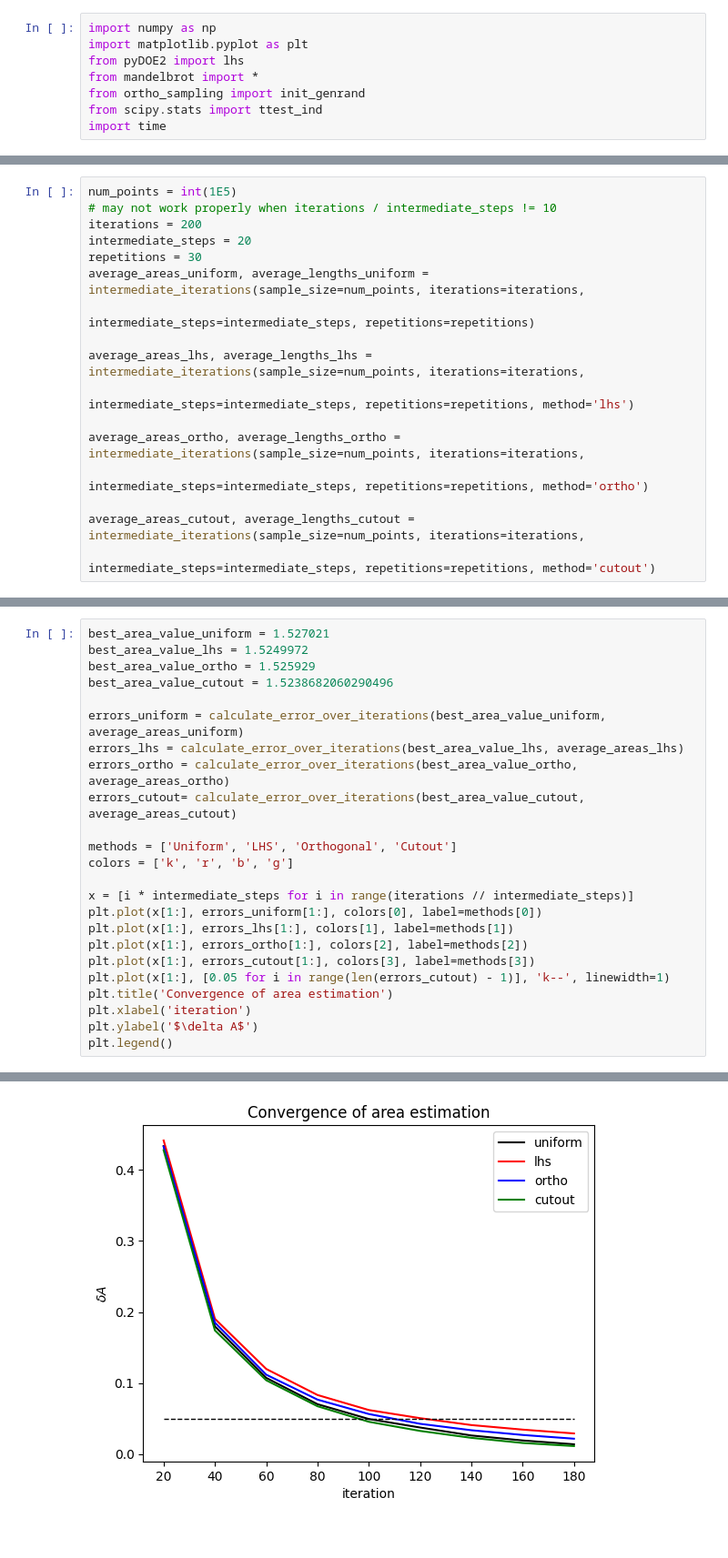
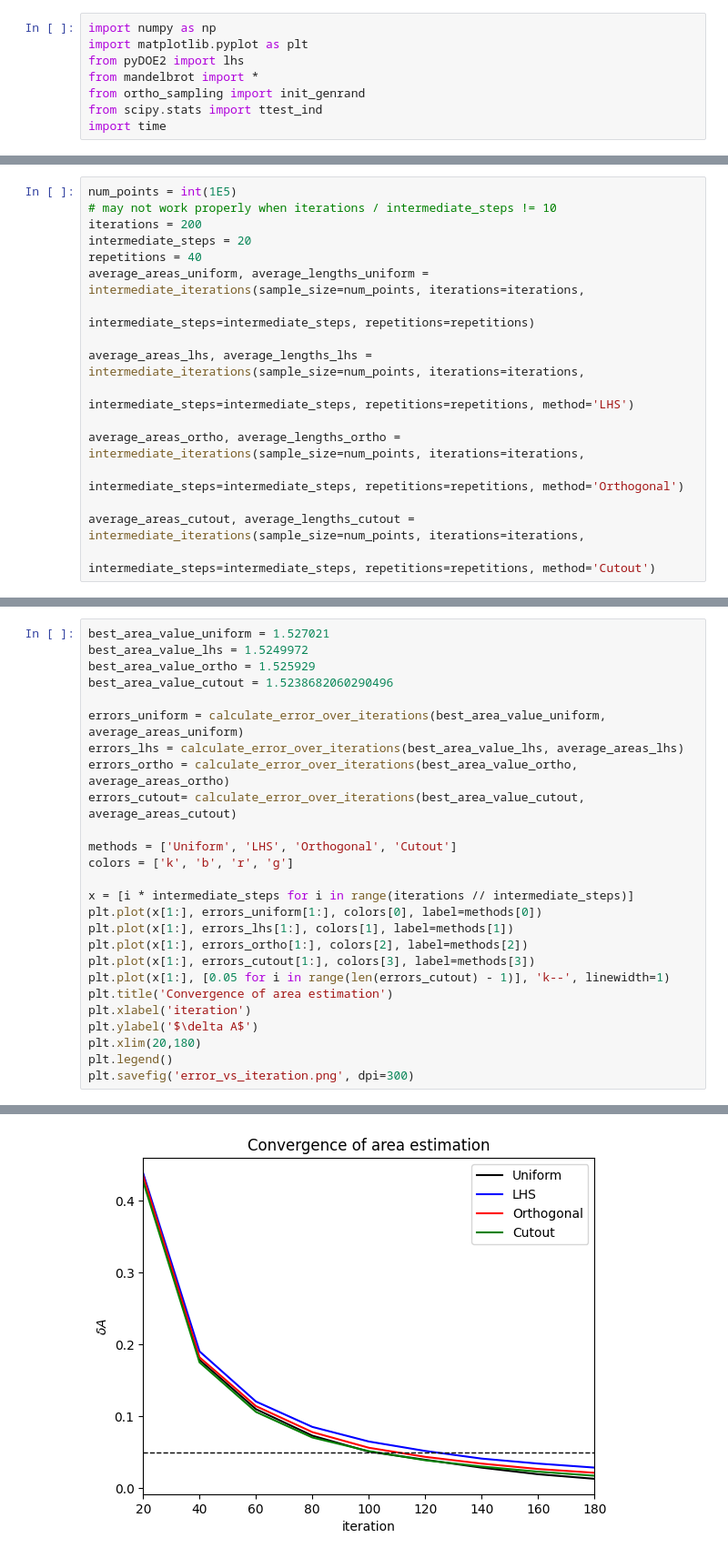
Before and after one commit to Foundnation/Stochastic-Simulation, a Jupyter notebook: mandelbrot_notebook.ipynb, the cells around one changed output, grey strips where cells are left out. Shown at 91% size. Cells and saved outputs as stored; diff of their text form.

```diff
--- a/mandelbrot_notebook.ipynb
+++ b/mandelbrot_notebook.ipynb
@@ -91,17 +75,17 @@ num_points = int(1E5)
 # may not work properly when iterations / intermediate_steps != 10
 iterations = 200
 intermediate_steps = 20
-repetitions = 30
+repetitions = 40
 average_areas_uniform, average_lengths_uniform = intermediate_iterations(sample_size=num_points, iterations=iterations,
                                                               intermediate_steps=intermediate_steps, repetitions=repetitions)
 
 average_areas_lhs, average_lengths_lhs = intermediate_iterations(sample_size=num_points, iterations=iterations,
-                                                              intermediate_steps=intermediate_steps, repetitions=repetitions, method='lhs')
+                                                              intermediate_steps=intermediate_steps, repetitions=repetitions, method='LHS')
 
 average_areas_ortho, average_lengths_ortho = intermediate_iterations(sample_size=num_points, iterations=iterations,
-                                                              intermediate_steps=intermediate_steps, repetitions=repetitions, method='ortho')
+                                                              intermediate_steps=intermediate_steps, repetitions=repetitions, method='Orthogonal')
 
 average_areas_cutout, average_lengths_cutout = intermediate_iterations(sample_size=num_points, iterations=iterations,
-                                                              intermediate_steps=intermediate_steps, repetitions=repetitions, method='cutout')
+                                                              intermediate_steps=intermediate_steps, repetitions=repetitions, method='Cutout')
 # %%
 methods = ['Uniform', 'LHS', 'Orthogonal', 'Cutout']
@@ -142,7 +127,7 @@ errors_ortho = calculate_error_over_iterations(best_area_value_ortho, average_ar
 errors_cutout= calculate_error_over_iterations(best_area_value_cutout, average_areas_cutout)
 
 methods = ['Uniform', 'LHS', 'Orthogonal', 'Cutout']
-colors = ['k', 'r', 'b', 'g']
+colors = ['k', 'b', 'r', 'g']
 
 x = [i * intermediate_steps for i in range(iterations // intermediate_steps)]
 plt.plot(x[1:], errors_uniform[1:], colors[0], label=methods[0])
@@ -153,5 +138,7 @@ plt.plot(x[1:], [0.05 for i in range(len(errors_cutout) - 1)], 'k--', linewidth=
 plt.title('Convergence of area estimation')
 plt.xlabel('iteration')
 plt.ylabel('$\delta A$')
+plt.xlim(20,180)
 plt.legend()
+plt.savefig('error_vs_iteration.png', dpi=300)
 # %% [output]
@@ -159,4 +145,4 @@ plt.legend()
-[figure, old version]
+[figure, new version]
 # %%
 sample_sizes = np.linspace(int(1E2), int(1E4), num=30).astype(int)
 
```
Also changed, not shown: parts of 15 cells of this notebook, 6 other files.
